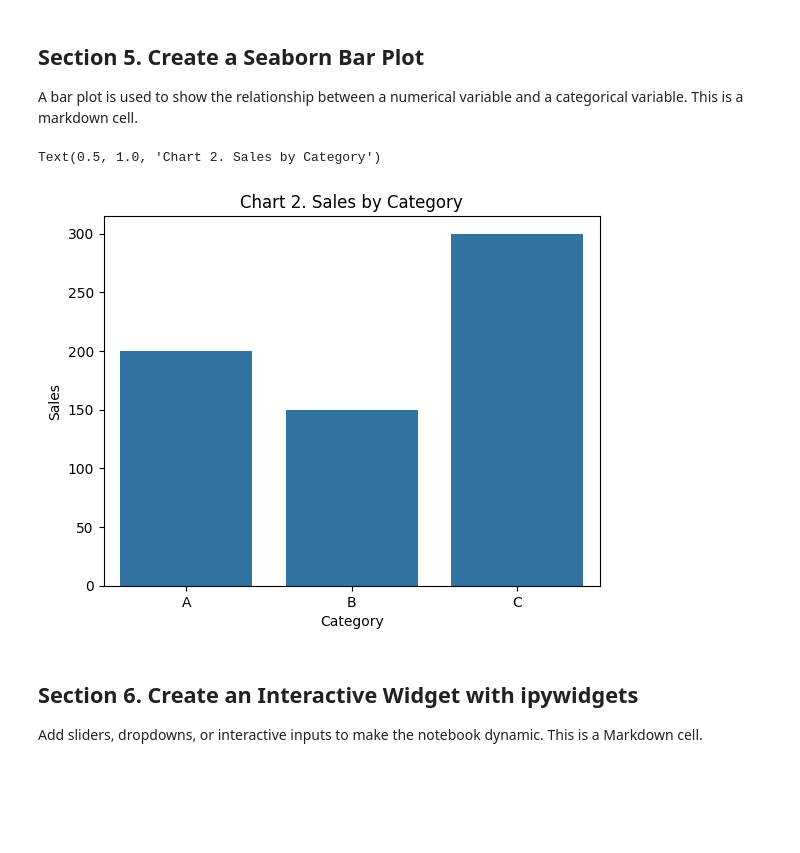
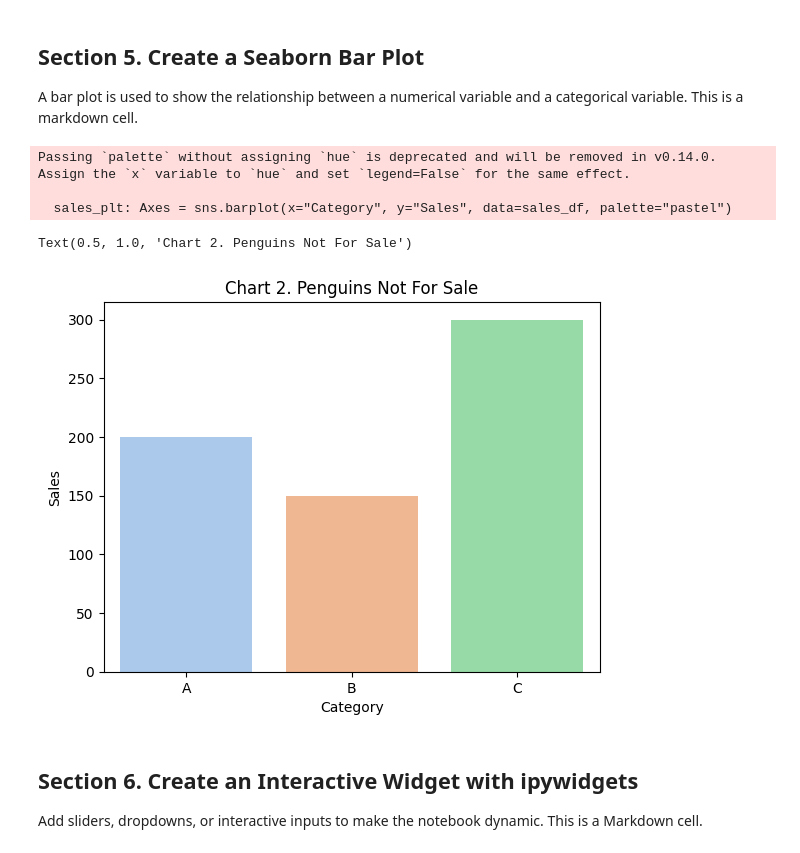
Before and after one commit to haileylhanson/datafun-04-notebooks, a Jupyter notebook: demo-notebook.ipynb, the cells around one changed output. Saved outputs shown, nothing was run; the diff lists cells and outputs as text; code cells hidden in the pictures; blank space fills up the shorter version.

Commit message:
edited .ipynb file with pastel colors on bar chart and ran script (missed 'run all instructions before')

```diff
--- a/demo-notebook.ipynb
+++ b/demo-notebook.ipynb
@@ -92,19 +92,22 @@ This is a markdown cell.
 # %%
 # This is a Python cell
 # Specify some sales data as a Python dictionary
 sales_data_dict: dict = {"Category": ["A", "B", "C"], "Sales": [200, 150, 300]}
 
 # Create a pandas DataFrame from the dictionary
 sales_df: pd.DataFrame = pd.DataFrame(sales_data_dict)
 
 # Create a Seaborn Bar Plot of Sales by Category
-sales_plt: Axes = sns.barplot(x="Categories (Not For Sale, Very Not For Sale, etc.)", y="Sales", data=sales_df)
+sales_plt: Axes = sns.barplot(x="Category", y="Sales", data=sales_df, palette="pastel")
 
 # Set the title using the Matplotlib Pyplot title() method
 sales_plt.set_title("Chart 2. Penguins Not For Sale")
 # %% [output]
-Text(0.5, 1.0, 'Chart 2. Sales by Category')
+Passing `palette` without assigning `hue` is deprecated and will be removed in v0.14.0. Assign the `x` variable to `hue` and set `legend=False` for the same effect.
+
+  sales_plt: Axes = sns.barplot(x="Category", y="Sales", data=sales_df, palette="pastel")
+Text(0.5, 1.0, 'Chart 2. Penguins Not For Sale')
-[figure, old version]
+[figure, new version]
 # %% [markdown]
 ## Section 6. Create an Interactive Widget with ipywidgets
 
```
